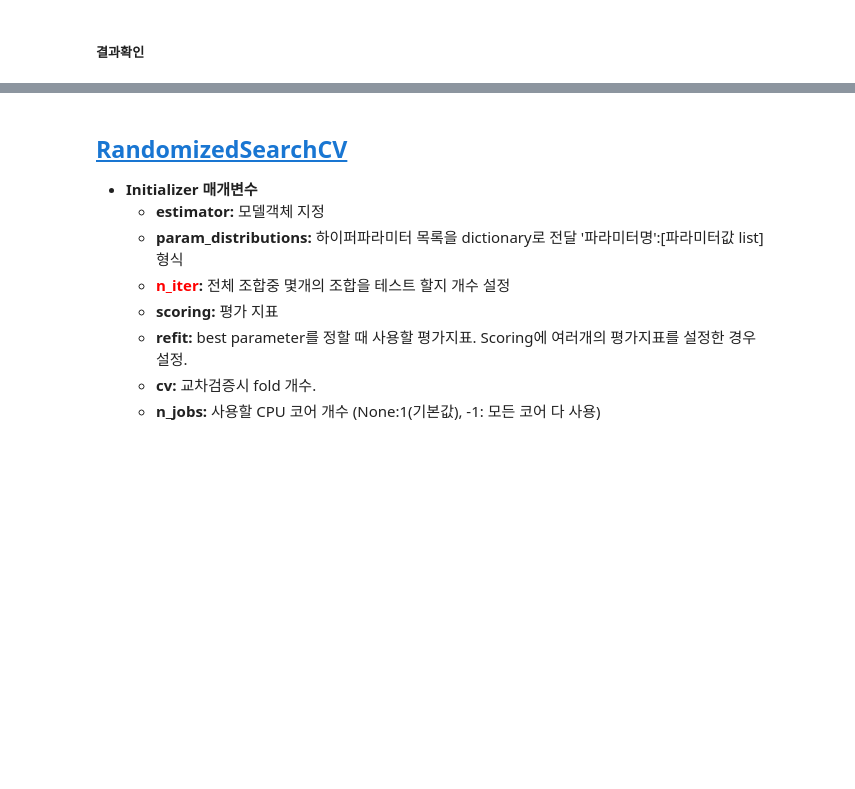
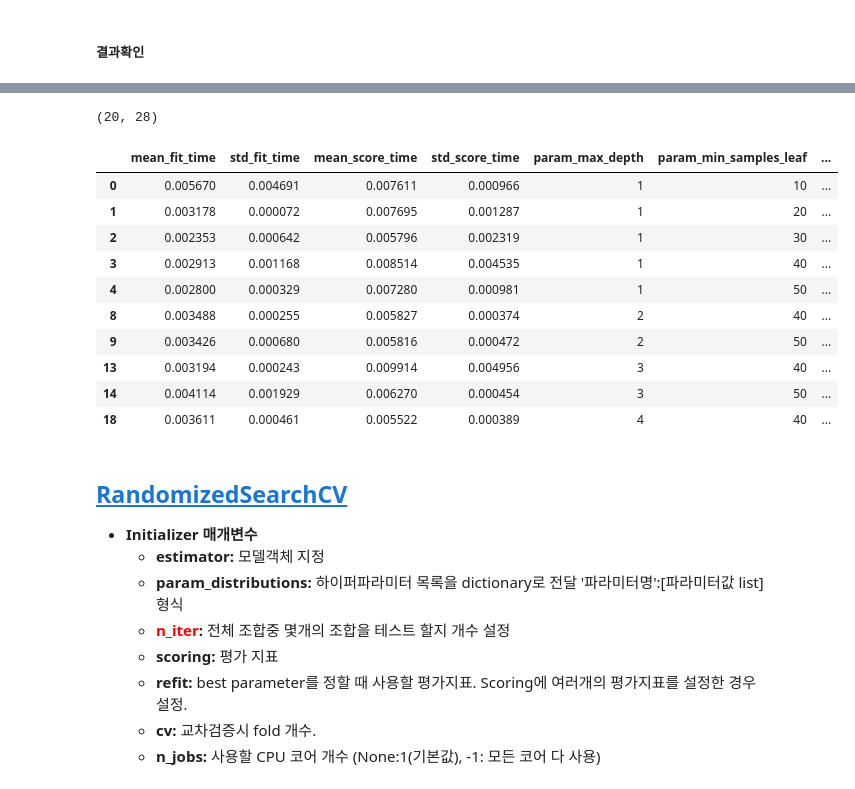
Before and after one commit to kgmyhGit/SKN31-inst, a Jupyter notebook: 06_machin_learning/06_과적합_일반화_그리드서치_파이프라인.ipynb, the cells around one changed output, grey strips where cells are left out. Drawn from its saved outputs; the diff is of its cells as text; code cells hidden in the pictures; blank space fills up the shorter version.

```diff
--- a/06_machin_learning/06_과적합_일반화_그리드서치_파이프라인.ipynb
+++ b/06_machin_learning/06_과적합_일반화_그리드서치_파이프라인.ipynb
@@ -399,6 +452,22 @@ result_df2.columns
+# %%
+result_df2.shape
+# %% [output]
+(20, 28)
 # %%
-pd.options.display.max_columns=30
-result_df2.sort_values(["rank_test_recall", "rank_test_accuracy"]).head()
+pd.options.display.max_columns=30 # = None (제한 없애기.)
+result_df2.sort_values(["rank_test_recall", "rank_test_accuracy"]).head(10)
+# %% [output]
+|  | mean_fit_time | std_fit_time | mean_score_time | std_score_time | param_max_depth | param_min_samples_leaf | ... |
+| 0 | 0.005670 | 0.004691 | 0.007611 | 0.000966 | 1 | 10 | ... |
+| 1 | 0.003178 | 0.000072 | 0.007695 | 0.001287 | 1 | 20 | ... |
+| 2 | 0.002353 | 0.000642 | 0.005796 | 0.002319 | 1 | 30 | ... |
+| 3 | 0.002913 | 0.001168 | 0.008514 | 0.004535 | 1 | 40 | ... |
+| 4 | 0.002800 | 0.000329 | 0.007280 | 0.000981 | 1 | 50 | ... |
+| 8 | 0.003488 | 0.000255 | 0.005827 | 0.000374 | 2 | 40 | ... |
+| 9 | 0.003426 | 0.000680 | 0.005816 | 0.000472 | 2 | 50 | ... |
+| 13 | 0.003194 | 0.000243 | 0.009914 | 0.004956 | 3 | 40 | ... |
+| 14 | 0.004114 | 0.001929 | 0.006270 | 0.000454 | 3 | 50 | ... |
+| 18 | 0.003611 | 0.000461 | 0.005522 | 0.000389 | 4 | 40 | ... |
 # %% [markdown]
 ## [RandomizedSearchCV](https://scikit-learn.org/stable/modules/generated/sklearn.model_selection.RandomizedSearchCV.html)
 - **Initializer 매개변수**
```
Also changed, not shown: parts of 30 cells of this notebook, 1 other file.
